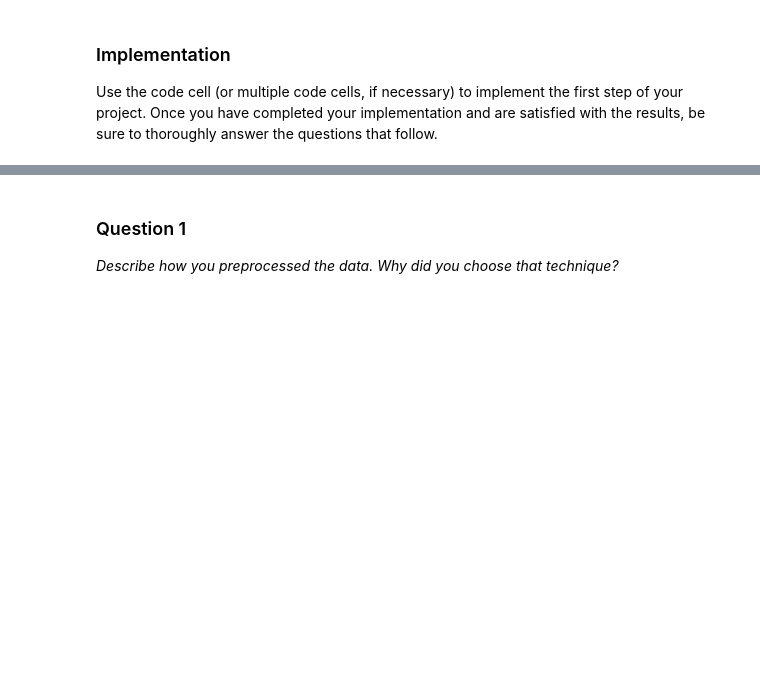
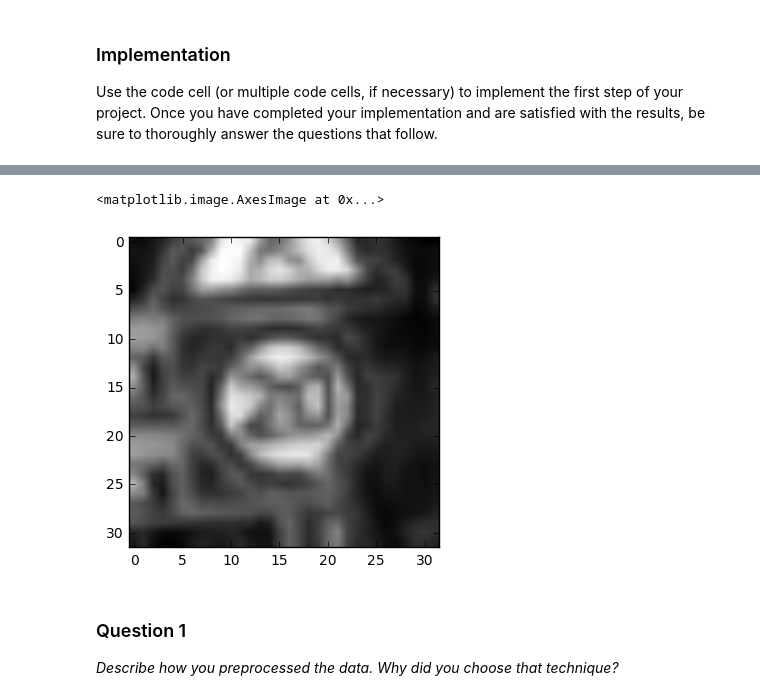
Before and after one commit to kevinlu1211/CarND, a Jupyter notebook: Part2-Traffic-Sign-Classification/CarND-Traffic-Sign-Classifier-Project/Traffic_Sign_Classifier.ipynb, the cells around one changed output, grey strips where cells are left out. Cells and saved outputs as stored; diff of their text form; code cells hidden in the pictures; blank space fills up the shorter version.

```diff
--- a/Part2-Traffic-Sign-Classification/CarND-Traffic-Sign-Classifier-Project/Traffic_Sign_Classifier.ipynb
+++ b/Part2-Traffic-Sign-Classification/CarND-Traffic-Sign-Classifier-Project/Traffic_Sign_Classifier.ipynb
@@ -188,23 +171,5 @@ def normalize_image(images):
     images[:,:,:,1] = (images[:,:,:,1] - u_mean)/u_sd
     images[:,:,:,2] = (images[:,:,:,2] - v_mean)/v_sd
 
-    # Get the YUV columns
-    y_col = images[:,:,:,0]
-    u_col = images[:,:,:,1]
-    v_col = images[:,:,:,2]
-
-    # Find the mean and sd
-    y_mean = np.mean(y_col)
-    u_mean = np.mean(u_col)
-    v_mean = np.mean(v_col)
-    y_sd = np.sqrt(np.var(y_col))
-    u_sd = np.sqrt(np.var(u_col))
-    v_sd = np.sqrt(np.var(v_col))
-
-#     print("y_mean, u_mean, v_mean after normalization")
-#     print(y_mean, u_mean, v_mean)
-
-#     print("y_sd, u_sd, v_sd after normalization")
-#     print(y_sd, u_sd, v_sd)
     return(images)
 # %%
@@ -213,4 +178,9 @@ X_validation_yuv_normalize = normalize_image(X_validation_yuv)
 X_test_yuv_normalize = normalize_image(X_test_yuv)
+# %%
+plt.imshow(X_train_yuv_normalize[0][:,:,0], cmap = 'gray')
+# %% [output]
+<matplotlib.image.AxesImage at 0x...>
+[figure, added]
 # %% [markdown]
 ### Question 1
 
```
Also changed, not shown: parts of 26 cells of this notebook, 28 other files.
